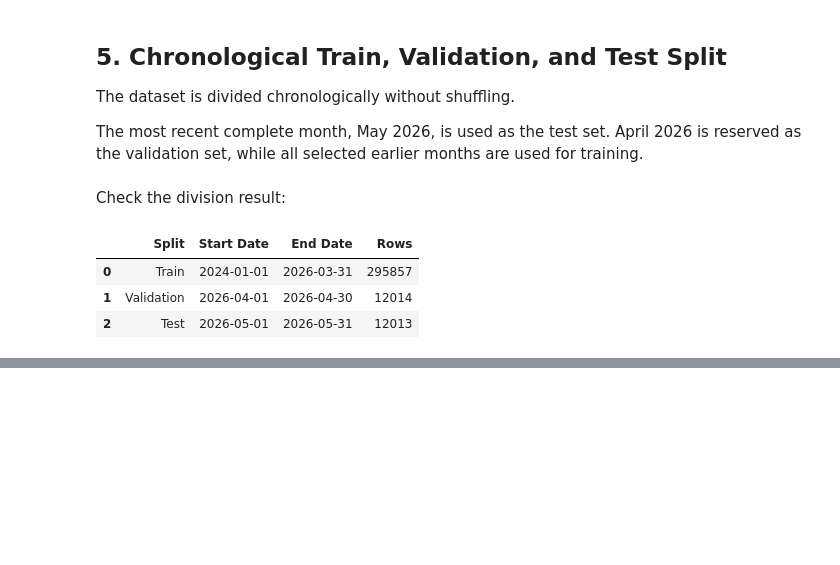
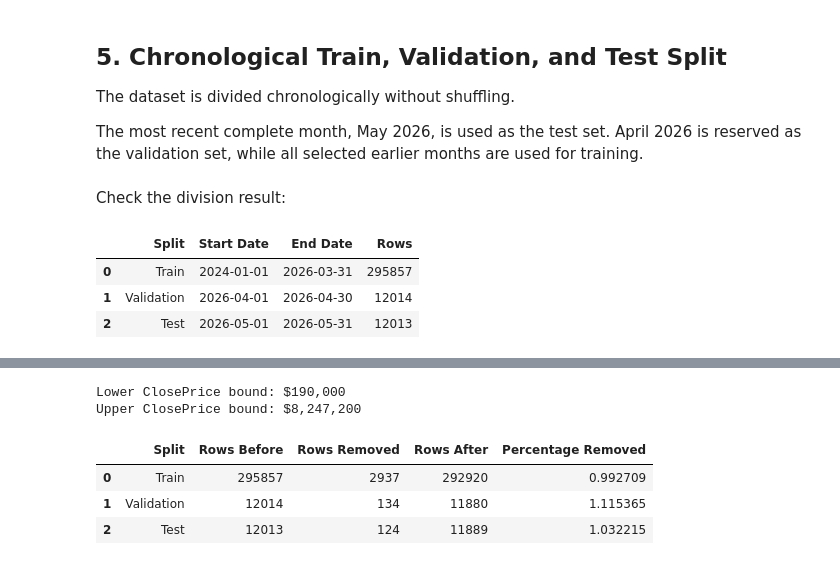
Before and after one commit to ytan48/IDXExchange-DataScience-Internship-26, a Jupyter notebook: notebooks/03_preprocessing.ipynb, the cells around one changed output, grey strips where cells are left out. Drawn from its saved outputs; the diff is of its cells as text; code cells hidden in the pictures; blank space fills up the shorter version.

```diff
--- a/notebooks/03_preprocessing.ipynb
+++ b/notebooks/03_preprocessing.ipynb
@@ -168,0 +252,59 @@ split_summary
+# %%
+lower_price_bound = y_train.quantile(0.005)
+upper_price_bound = y_train.quantile(0.995)
+
+print(f"Lower ClosePrice bound: ${lower_price_bound:,.0f}")
+print(f"Upper ClosePrice bound: ${upper_price_bound:,.0f}")
+# %% [output]
+Lower ClosePrice bound: $190,000
+Upper ClosePrice bound: $8,247,200
+# %%
+train_price_mask = y_train.between(
+    lower_price_bound,
+    upper_price_bound,
+    inclusive="both"
+)
+
+validation_price_mask = y_validation.between(
+    lower_price_bound,
+    upper_price_bound,
+    inclusive="both"
+)
+
+test_price_mask = y_test.between(
+    lower_price_bound,
+    upper_price_bound,
+    inclusive="both"
+)
+# %%
+outlier_summary = pd.DataFrame({
+    "Split": ["Train", "Validation", "Test"],
+    "Rows Before": [
+        len(y_train),
+        len(y_validation),
+        len(y_test)
+    ],
+    "Rows Removed": [
+        (~train_price_mask).sum(),
+        (~validation_price_mask).sum(),
+        (~test_price_mask).sum()
+    ]
+})
+
+outlier_summary["Rows After"] = (
+    outlier_summary["Rows Before"]
+    - outlier_summary["Rows Removed"]
+)
+
+outlier_summary["Percentage Removed"] = (
+    outlier_summary["Rows Removed"]
+    / outlier_summary["Rows Before"]
+    * 100
+)
+
+outlier_summary
+# %% [output]
+|  | Split | Rows Before | Rows Removed | Rows After | Percentage Removed |
+| 0 | Train | 295857 | 2937 | 292920 | 0.992709 |
+| 1 | Validation | 12014 | 134 | 11880 | 1.115365 |
+| 2 | Test | 12013 | 124 | 11889 | 1.032215 |
```
Also changed, not shown: parts of 31 cells of this notebook, 2 other files.
